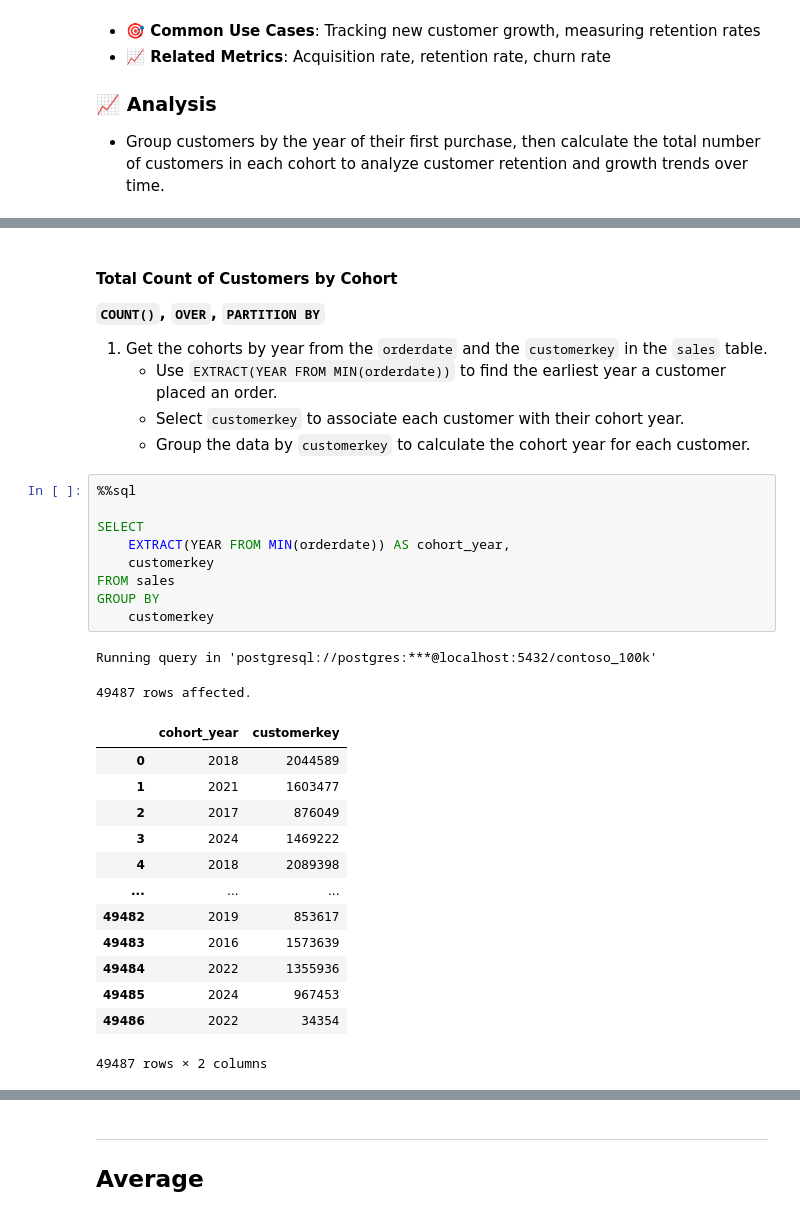
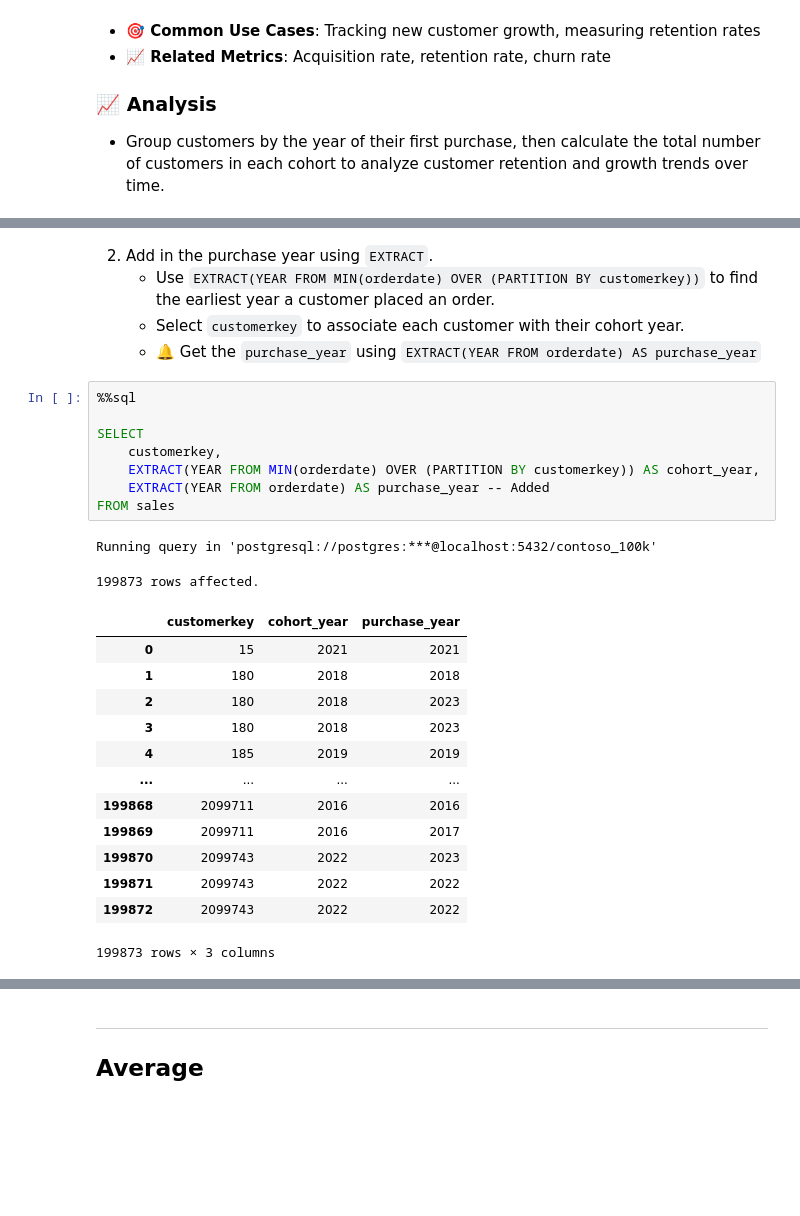
Before and after one commit to mgamzec/SQL_Data_Analytics_Project, a Jupyter notebook: 3_Windows_Functions/2_Aggregation.ipynb, the cells around one changed output, grey strips where cells are left out. Saved outputs shown, nothing was run; the diff lists cells and outputs as text; blank space fills up the shorter version.

```diff
--- a/3_Windows_Functions/2_Aggregation.ipynb
+++ b/3_Windows_Functions/2_Aggregation.ipynb
@@ -265,34 +130,29 @@ Running query in 'postgresql://postgres:***@localhost:5432/contoso_100k'
 # %% [markdown]
-#### Total Count of Customers by Cohort
-
-**`COUNT()`, `OVER`, `PARTITION BY`**
-
-1. Get the cohorts by year from the `orderdate` and the `customerkey` in the `sales` table.
-    - Use `EXTRACT(YEAR FROM MIN(orderdate))` to find the earliest year a customer placed an order.
+2. Add in the purchase year using `EXTRACT`.
+    - Use `EXTRACT(YEAR FROM MIN(orderdate) OVER (PARTITION BY customerkey))` to find the earliest year a customer placed an order.
     - Select `customerkey` to associate each customer with their cohort year.
-    - Group the data by `customerkey` to calculate the cohort year for each customer.
+    - 🔔 Get the `purchase_year` using `EXTRACT(YEAR FROM orderdate) AS purchase_year`
 # %%
 %%sql
 
 SELECT
-    EXTRACT(YEAR FROM MIN(orderdate)) AS cohort_year,
-    customerkey
+    customerkey,
+    EXTRACT(YEAR FROM MIN(orderdate) OVER (PARTITION BY customerkey)) AS cohort_year,
+    EXTRACT(YEAR FROM orderdate) AS purchase_year -- Added
 FROM sales
-GROUP BY
-    customerkey
 # %% [output]
 Running query in 'postgresql://postgres:***@localhost:5432/contoso_100k'
-49487 rows affected.
+199873 rows affected.
-|  | cohort_year | customerkey |
-| 0 | 2018 | 2044589 |
-| 1 | 2021 | 1603477 |
-| 2 | 2017 | 876049 |
-| 3 | 2024 | 1469222 |
-| 4 | 2018 | 2089398 |
-| ... | ... | ... |
-| 49482 | 2019 | 853617 |
-| 49483 | 2016 | 1573639 |
-| 49484 | 2022 | 1355936 |
-| 49485 | 2024 | 967453 |
-| 49486 | 2022 | 34354 |
+|  | customerkey | cohort_year | purchase_year |
+| 0 | 15 | 2021 | 2021 |
+| 1 | 180 | 2018 | 2018 |
+| 2 | 180 | 2018 | 2023 |
+| 3 | 180 | 2018 | 2023 |
+| 4 | 185 | 2019 | 2019 |
+| ... | ... | ... | ... |
+| 199868 | 2099711 | 2016 | 2016 |
+| 199869 | 2099711 | 2016 | 2017 |
+| 199870 | 2099743 | 2022 | 2023 |
+| 199871 | 2099743 | 2022 | 2022 |
+| 199872 | 2099743 | 2022 | 2022 |
-49487 rows × 2 columns
+199873 rows × 3 columns
```
Also changed, not shown: parts of 29 cells of this notebook, 8 other files.
